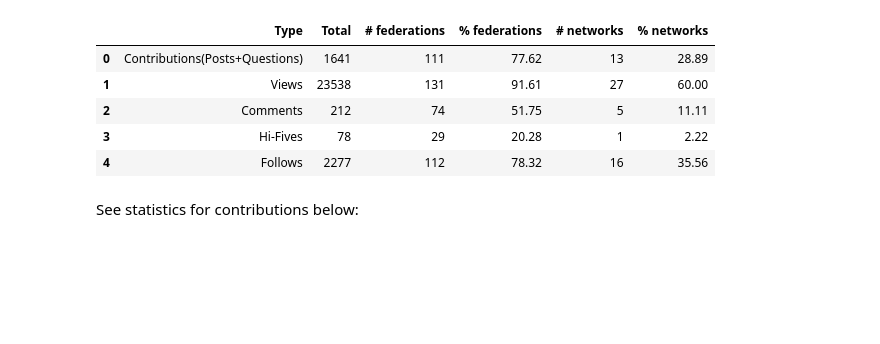
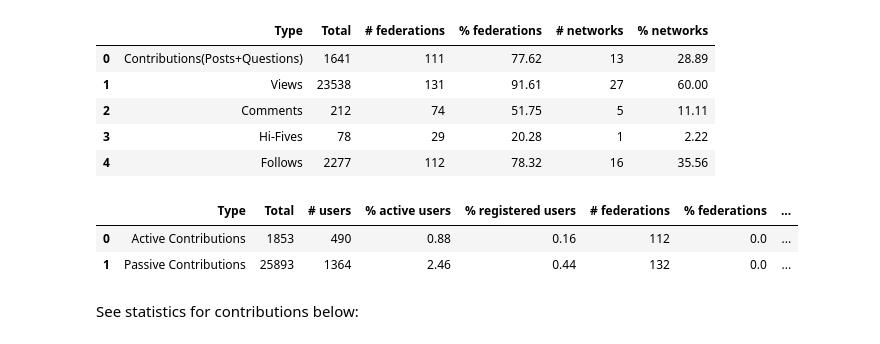
Before and after one commit to olga0503/DATA602hw1, a Jupyter notebook: FedCentral Analytics .ipynb, the cells around one changed output. Saved outputs shown, nothing was run; the diff lists cells and outputs as text; code cells hidden in the pictures; blank space fills up the shorter version.

```diff
--- a/FedCentral Analytics .ipynb
+++ b/FedCentral Analytics .ipynb
@@ -877,6 +882,36 @@ table2
 | 2 | Comments | 212 | 74 | 51.75 | 5 | 11.11 |
 | 3 | Hi-Fives | 78 | 29 | 20.28 | 1 | 2.22 |
 | 4 | Follows | 2277 | 112 | 78.32 | 16 | 35.56 |
+# %%
+table3 = pd.DataFrame()
+table3['Type'] = ['Active Contributions','Passive Contributions']
+table3['Total'] = [members_bloomfire_by_federation['Contributions'].sum() + members_bloomfire_by_federation['Comments'].sum(),
+                   members_bloomfire_by_federation['Views'].sum() + members_bloomfire_by_federation['Hi-Fives'].sum() + members_bloomfire_by_federation['Follows'].sum()]
+table3['# users'] = [len(set(members_bloomfire_by_federation[(members_bloomfire_by_federation['Contributions']>0) | (members_bloomfire_by_federation['Comments']>0)]['Email'])),
+                    len(set(members_bloomfire_by_federation[(members_bloomfire_by_federation['Hi-Fives']>0) | (members_bloomfire_by_federation['Follows']>0)
+                    | (members_bloomfire_by_federation['Views']>0)]['Email']))]
+table3['% active users'] = [len(set(members_bloomfire_by_federation[(members_bloomfire_by_federation['Contributions']>0) | (members_bloomfire_by_federation['Comments']>0)]['Email']))/555,
+                    len(set(members_bloomfire_by_federation[(members_bloomfire_by_federation['Hi-Fives']>0) | (members_bloomfire_by_federation['Follows']>0)/555
+                    | (members_bloomfire_by_federation['Views']>0)]['Email']))/555]
+table3['% active users'] = round(table3['% active users'],2)
+table3['% registered users'] = [len(set(members_bloomfire_by_federation[(members_bloomfire_by_federation['Contributions']>0) | (members_bloomfire_by_federation['Comments']>0)]['Email']))/total_users,
+                    len(set(members_bloomfire_by_federation[(members_bloomfire_by_federation['Hi-Fives']>0) | (members_bloomfire_by_federation['Follows']>0)
+                    | (members_bloomfire_by_federation['Views']>0)]['Email']))/total_users]
+table3['% registered users'] = round(table3['% registered users'],2)
+
+table3['# federations'] = [len(set(members_bloomfire_by_federation[((members_bloomfire_by_federation['Contributions']>0) | (members_bloomfire_by_federation['Comments']>0)) & (members_bloomfire_by_federation['type']=='yes')]['code'])),
+                           len(set(members_bloomfire_by_federation[((members_bloomfire_by_federation['Views']>0) | (members_bloomfire_by_federation['Follows']>0) | (members_bloomfire_by_federation['Hi-Fives']>0)) & (members_bloomfire_by_federation['type']=='yes')]['code']))]
+table3['% federations'] = round(table3['% registered users']/len(federations_fed),2)
+
+table3['# networks'] = [len(set(members_bloomfire_by_federation[((members_bloomfire_by_federation['Contributions']>0) | (members_bloomfire_by_federation['Comments']>0)) & (members_bloomfire_by_federation['type']=='no')]['code'])),
+                           len(set(members_bloomfire_by_federation[((members_bloomfire_by_federation['Views']>0) | (members_bloomfire_by_federation['Follows']>0) | (members_bloomfire_by_federation['Hi-Fives']>0)) & (members_bloomfire_by_federation['type']=='no')]['code']))]
+table3['% networks'] = round(table3['# networks']/len(federations_net),2)
+
+table3
+# %% [output]
+|  | Type | Total | # users | % active users | % registered users | # federations | % federations | ... |
+| 0 | Active Contributions | 1853 | 490 | 0.88 | 0.16 | 112 | 0.0 | ... |
+| 1 | Passive Contributions | 25893 | 1364 | 2.46 | 0.44 | 132 | 0.0 | ... |
 # %% [markdown]
 See statistics for contributions below:
 # %%
```
Also changed, not shown: parts of 10 cells of this notebook.
